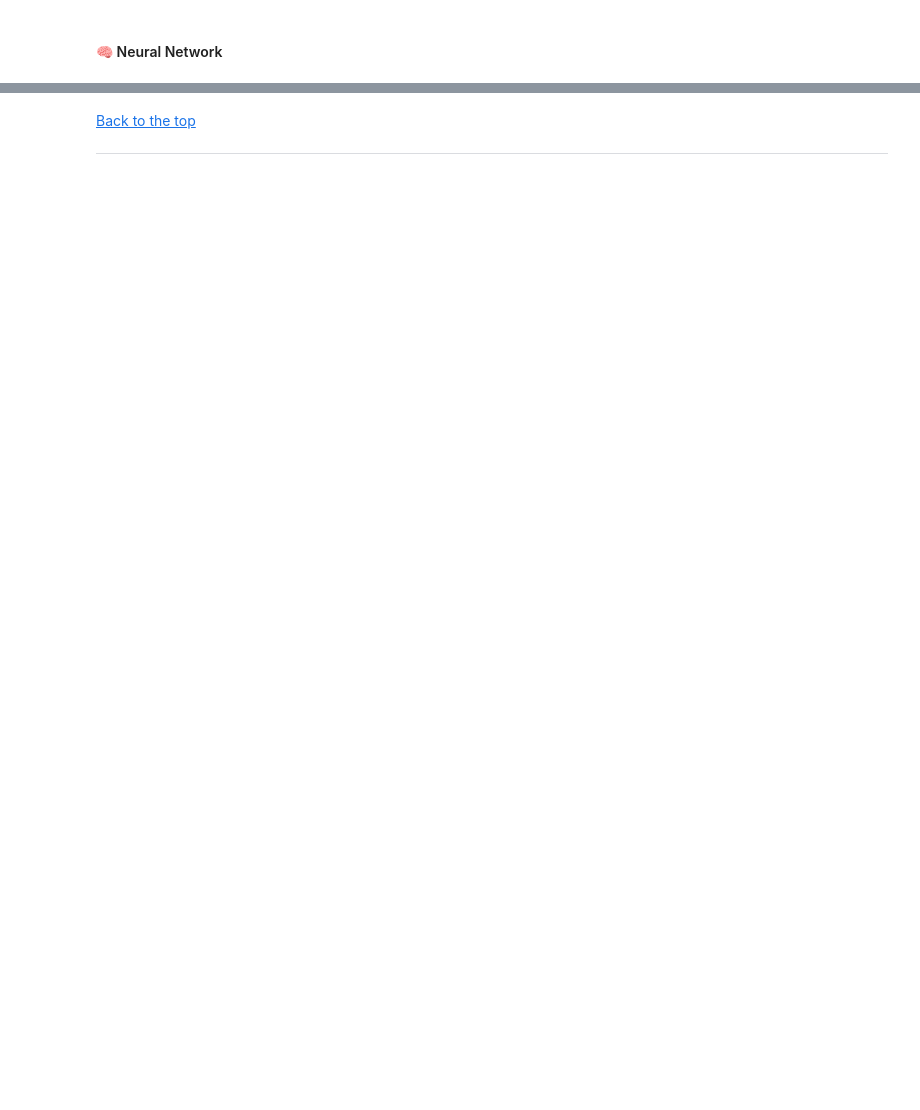
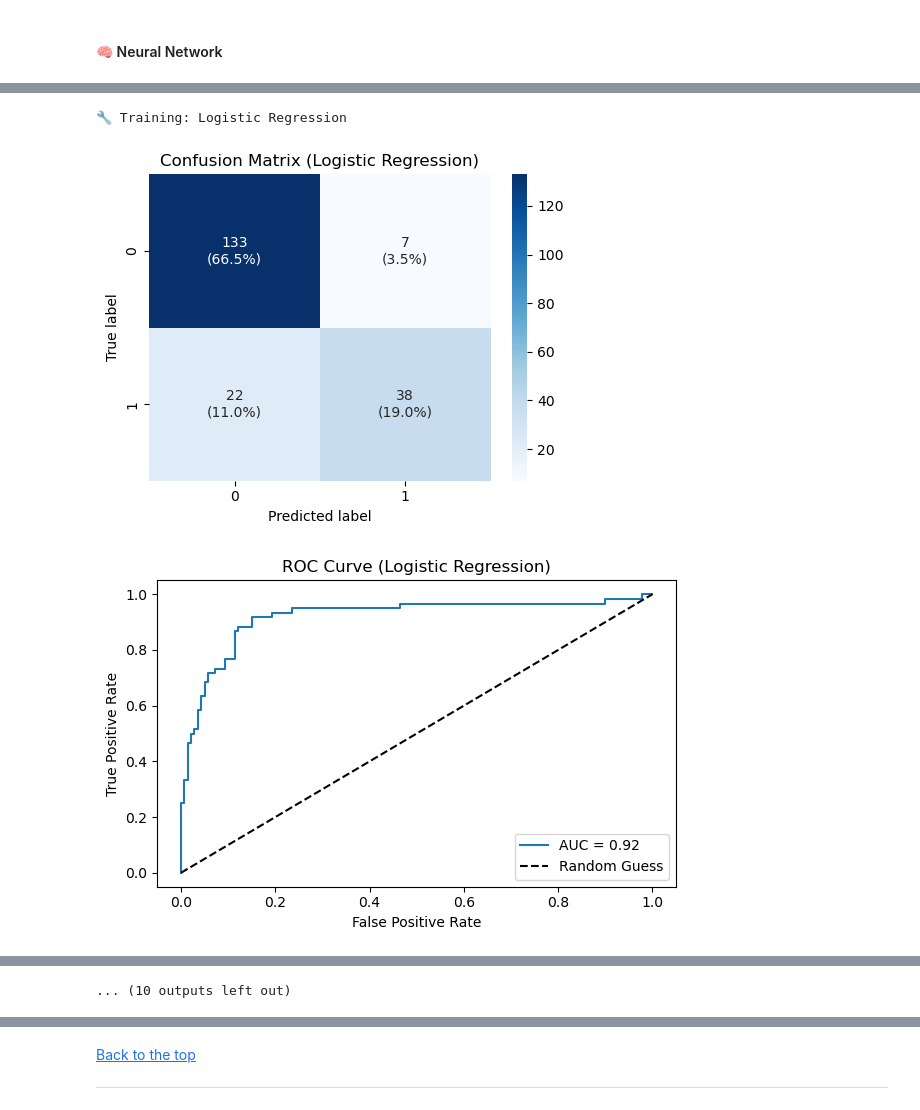
Before and after one commit to ashrithssreddy/ml-toolkit, a Jupyter notebook: Supervised_Learning/classification.ipynb, the cells around one changed output, grey strips where cells are left out. Drawn from its saved outputs; the diff is of its cells as text; code cells hidden in the pictures; blank space fills up the shorter version.

```diff
--- a/Supervised_Learning/classification.ipynb
+++ b/Supervised_Learning/classification.ipynb
@@ -297,0 +786,70 @@ ___
+# %%
+from sklearn.linear_model import LogisticRegression
+from sklearn.naive_bayes import GaussianNB
+from sklearn.tree import DecisionTreeClassifier
+from sklearn.ensemble import RandomForestClassifier
+from sklearn.neighbors import KNeighborsClassifier
+from sklearn.svm import SVC
+from sklearn.neural_network import MLPClassifier
+import xgboost as xgb
+
+model_registry = {
+    "Logistic Regression": LogisticRegression(max_iter=1000),
+    "Naive Bayes": GaussianNB(),
+    "Decision Tree": DecisionTreeClassifier(),
+    "Random Forest": RandomForestClassifier(),
+    "KNN": KNeighborsClassifier(),
+    "SVM": SVC(probability=True),  # needed for ROC AUC
+    # "XGBoost": xgb.XGBClassifier(use_label_encoder=False, eval_metric='logloss'),
+    "Neural Network": MLPClassifier(max_iter=1000)
+}
+# %%
+    from sklearn.metrics import (
+        precision_score, recall_score, f1_score,
+        accuracy_score, roc_auc_score, confusion_matrix, log_loss
+    )
+
+    for name, model in model_registry.items():
+        print(f"\n🔧 Training: {name}")
+        model.fit(X_train, y_train)
+        y_pred = model.predict(X_test)
+
+        if hasattr(model, "predict_proba"):
+            y_scores = model.predict_proba(X_test)[:, 1]
+        elif hasattr(model, "decision_function"):
+            y_scores = model.decision_function(X_test)
+        else:
+            y_scores = y_pred
+
+        cm = confusion_matrix(y_test, y_pred)
+        tn, fp, fn, tp = cm.ravel()
+
+        # Metrics
+        precision = precision_score(y_test, y_pred, zero_division=0)
+        recall = recall_score(y_test, y_pred, zero_division=0)
+        f1 = f1_score(y_test, y_pred, zero_division=0)
+        accuracy = accuracy_score(y_test, y_pred)
+        auc = roc_auc_score(y_test, y_scores)
+        specificity = tn / (tn + fp)
+        logloss = log_loss(y_test, y_scores)
+
+        model_results[name] = {
+            "model": model,
+            "accuracy": accuracy,
+            "precision": precision,
+            "recall": recall,
+            "f1": f1,
+            "auc": auc,
+            "specificity": specificity,
+            "log_loss": logloss
+        }
+
+        # Evaluations
+        plot_confusion(y_test, y_pred, model_name=name)
+        plot_roc_auc(model, X_test, y_test, model_name=name)
+        print_prf_metrics(y_test, y_pred, model_name=name)
+        print("—" * 80)  # horizontal line
+# %% [output]
+🔧 Training: Logistic Regression
+[figure, added]
+[figure, added]
@@ -297,0 +901 @@ ___
+... (10 outputs left out)
```
Also changed, not shown: parts of 39 cells of this notebook, 2 other files.
